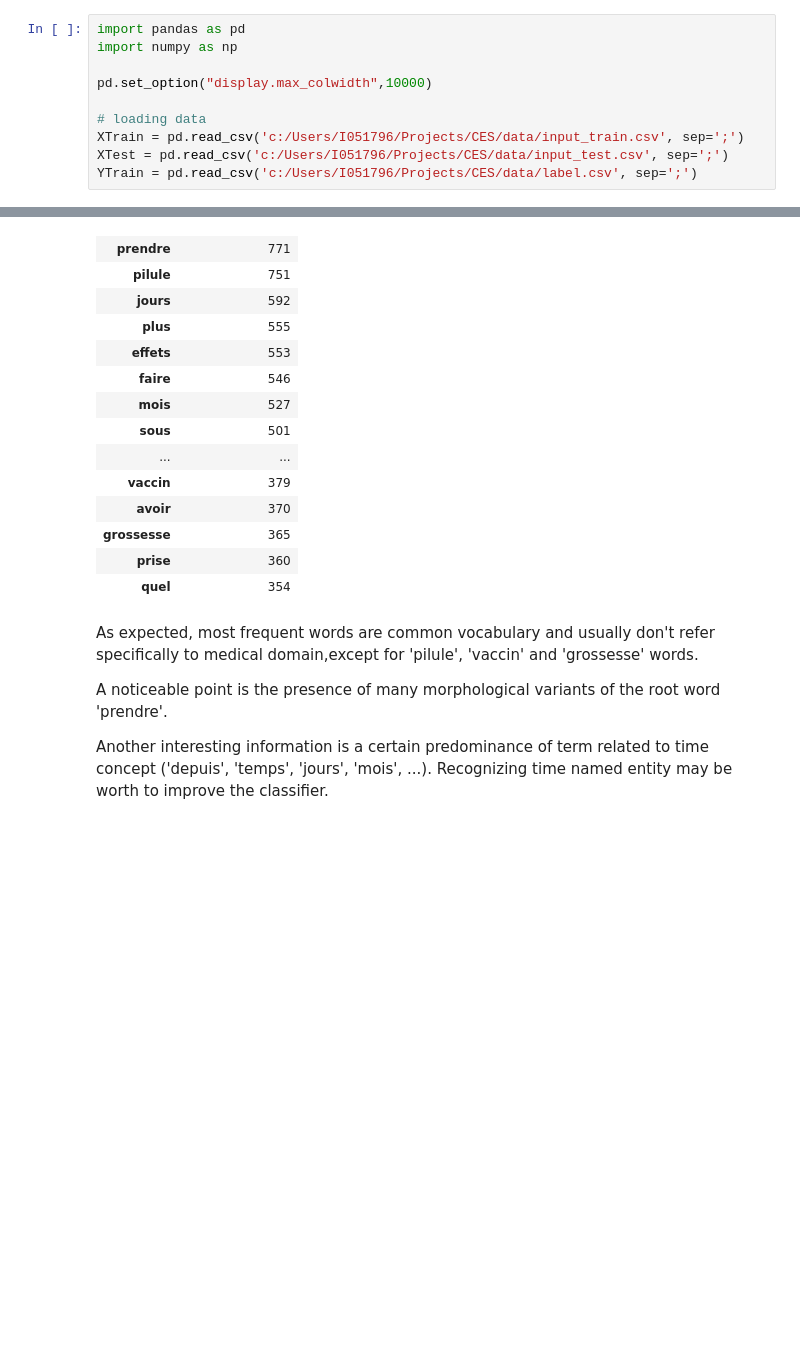
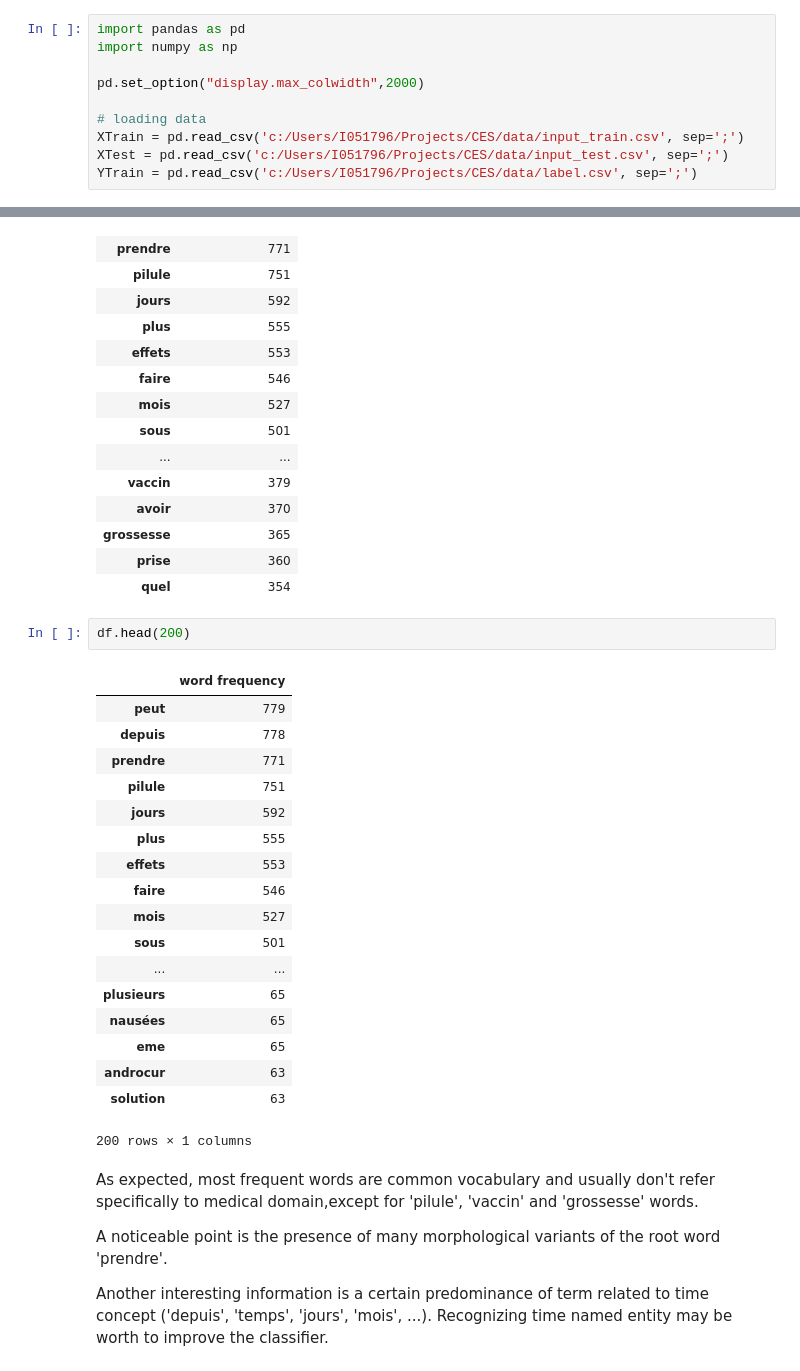
Before and after one commit to jhuu32/CES, a Jupyter notebook: notebooks/data_analysis/data_exploration.ipynb, the cells around one changed output, grey strips where cells are left out. Drawn from its saved outputs; the diff is of its cells as text; blank space fills up the shorter version.

```diff
--- a/notebooks/data_analysis/data_exploration.ipynb
+++ b/notebooks/data_analysis/data_exploration.ipynb
@@ -5,7 +5,7 @@ explore training dataset of the data challenge to resolve
 import pandas as pd
 import numpy as np
 
-pd.set_option("display.max_colwidth",10000)
+pd.set_option("display.max_colwidth",2000)
 
 # loading data
 XTrain = pd.read_csv('c:/Users/I051796/Projects/CES/data/input_train.csv', sep=';')
@@ -272,6 +272,27 @@ df.head(20)
 | grossesse | 365 |
 | prise | 360 |
 | quel | 354 |
+# %%
+df.head(200)
+# %% [output]
+|  | word frequency |
+| peut | 779 |
+| depuis | 778 |
+| prendre | 771 |
+| pilule | 751 |
+| jours | 592 |
+| plus | 555 |
+| effets | 553 |
+| faire | 546 |
+| mois | 527 |
+| sous | 501 |
+| ... | ... |
+| plusieurs | 65 |
+| nausées | 65 |
+| eme | 65 |
+| androcur | 63 |
+| solution | 63 |
+200 rows × 1 columns
 # %% [markdown]
 As expected, most frequent words are common vocabulary and usually don't refer specifically to medical domain,except for 'pilule', 'vaccin' and 'grossesse' words.
 
```
Also changed, not shown: 10 other files.
